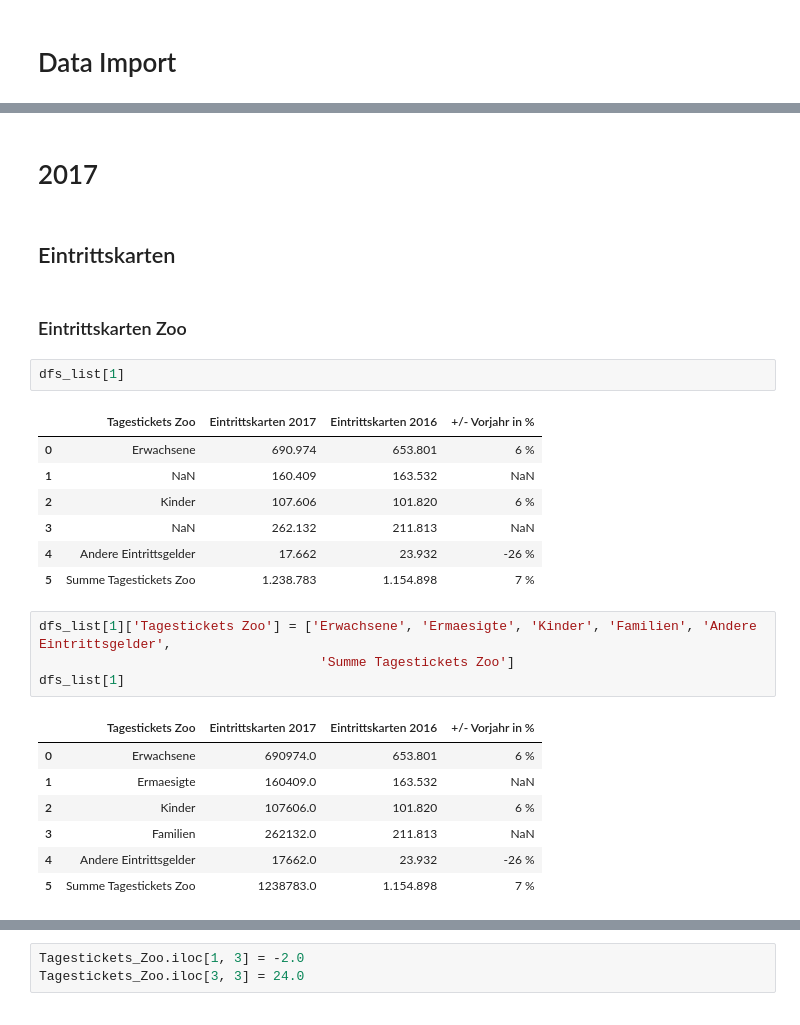
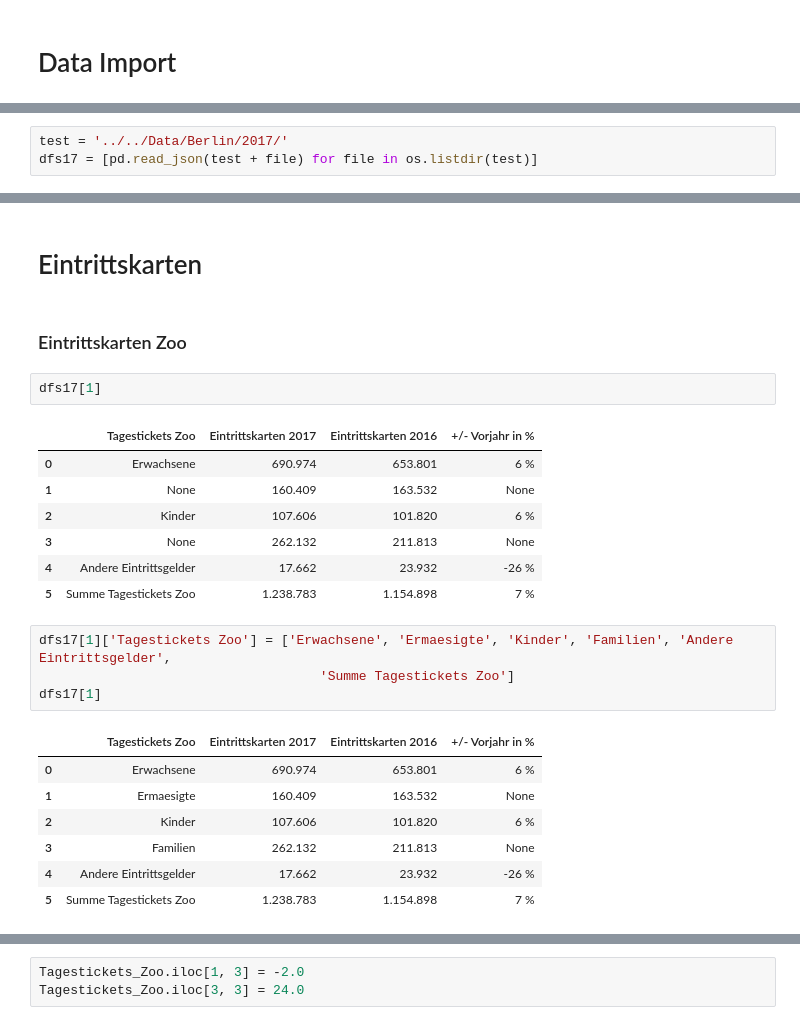
Before and after one commit to Ben-physics-dotcom/VdZ_aDataScienceProject, a Jupyter notebook: Data_Cleaning/berlin/2017.ipynb, the cells around one changed output, grey strips where cells are left out. Drawn from its saved outputs; the diff is of its cells as text.

```diff
--- a/Data_Cleaning/berlin/2017.ipynb
+++ b/Data_Cleaning/berlin/2017.ipynb
@@ -35,0 +26,3 @@ dfs_list[13]
+# %%
+test = '../../Data/Berlin/2017/'
+dfs17 = [pd.read_json(test + file) for file in os.listdir(test)]
@@ -36,29 +61,27 @@ dfs_list[13]
 # %% [markdown]
-# 2017
+# Eintrittskarten
-# %% [markdown]
-## Eintrittskarten
 # %% [markdown]
 ### Eintrittskarten Zoo
 # %%
-dfs_list[1]
+dfs17[1]
 # %% [output]
 |  | Tagestickets Zoo | Eintrittskarten 2017 | Eintrittskarten 2016 | +/- Vorjahr in % |
 | 0 | Erwachsene | 690.974 | 653.801 | 6 % |
-| 1 | NaN | 160.409 | 163.532 | NaN |
+| 1 | None | 160.409 | 163.532 | None |
 | 2 | Kinder | 107.606 | 101.820 | 6 % |
-| 3 | NaN | 262.132 | 211.813 | NaN |
+| 3 | None | 262.132 | 211.813 | None |
 | 4 | Andere Eintrittsgelder | 17.662 | 23.932 | -26 % |
 | 5 | Summe Tagestickets Zoo | 1.238.783 | 1.154.898 | 7 % |
 # %%
-dfs_list[1]['Tagestickets Zoo'] = ['Erwachsene', 'Ermaesigte', 'Kinder', 'Familien', 'Andere Eintrittsgelder',
+dfs17[1]['Tagestickets Zoo'] = ['Erwachsene', 'Ermaesigte', 'Kinder', 'Familien', 'Andere Eintrittsgelder',
                                     'Summe Tagestickets Zoo']
-dfs_list[1]
+dfs17[1]
 # %% [output]
 |  | Tagestickets Zoo | Eintrittskarten 2017 | Eintrittskarten 2016 | +/- Vorjahr in % |
-| 0 | Erwachsene | 690974.0 | 653.801 | 6 % |
-| 1 | Ermaesigte | 160409.0 | 163.532 | NaN |
-| 2 | Kinder | 107606.0 | 101.820 | 6 % |
-| 3 | Familien | 262132.0 | 211.813 | NaN |
-| 4 | Andere Eintrittsgelder | 17662.0 | 23.932 | -26 % |
-| 5 | Summe Tagestickets Zoo | 1238783.0 | 1.154.898 | 7 % |
+| 0 | Erwachsene | 690.974 | 653.801 | 6 % |
+| 1 | Ermaesigte | 160.409 | 163.532 | None |
+| 2 | Kinder | 107.606 | 101.820 | 6 % |
+| 3 | Familien | 262.132 | 211.813 | None |
+| 4 | Andere Eintrittsgelder | 17.662 | 23.932 | -26 % |
+| 5 | Summe Tagestickets Zoo | 1.238.783 | 1.154.898 | 7 % |
 # %%
```
Also changed, not shown: parts of 15 cells of this notebook.
